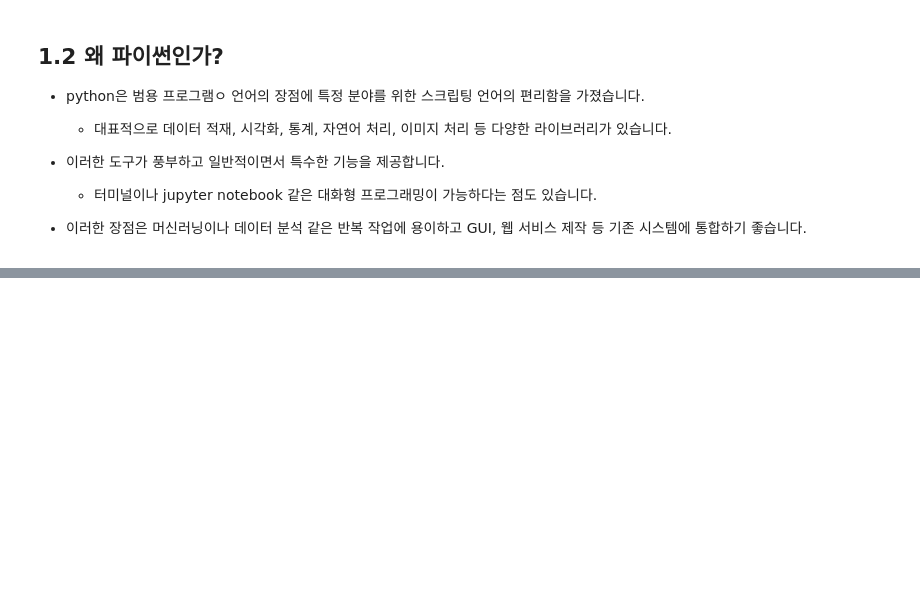
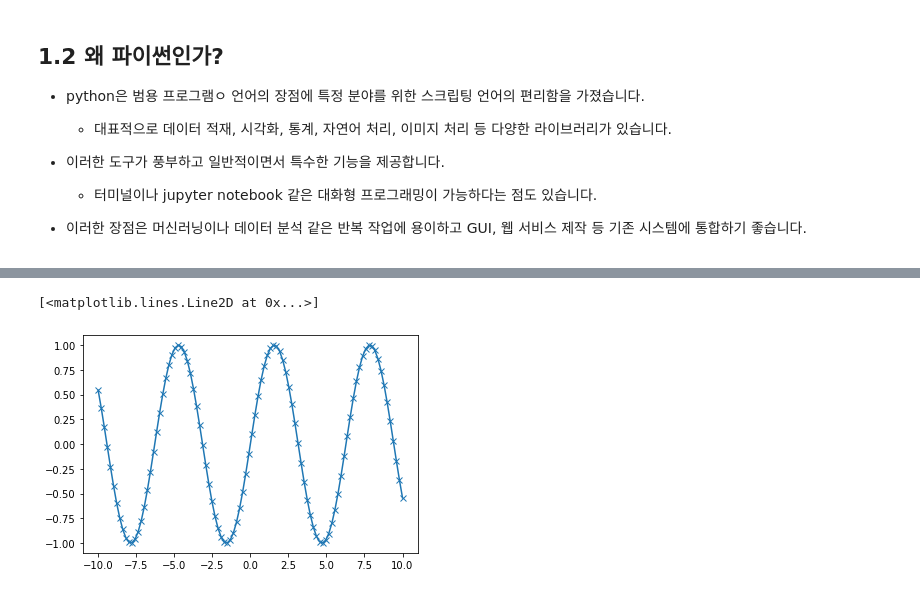
Before and after one commit to Myeonghan-Jeong/introduction-to-marchine-learning-with-python, a Jupyter notebook: chapter01. Introduction.ipynb, the cells around one changed output, grey strips where cells are left out. Saved outputs shown, nothing was run; the diff lists cells and outputs as text; code cells hidden in the pictures; blank space fills up the shorter version.

```diff
--- a/chapter01. Introduction.ipynb
+++ b/chapter01. Introduction.ipynb
@@ -100,0 +196,15 @@ $ pip install numpy scipy matplotlib, ipython scikit-learn pandas pillow
+# %%
+%matplotlib inline
+import matplotlib.pyplot as plt
+
+# -10에서 10까지 100개의 간격으로 나뉘어진 배열을 만듭니다.
+x = np.linspace(-10, 10, 100)
+
+# sine 함수를 호출합니다.
+y = np.sin(x)
+
+# plot 함수로 선형 그래프를 그립니다.
+plt.plot(x, y, marker='x')
+# %% [output]
+[<matplotlib.lines.Line2D at 0x...>]
+[figure, added]
```
Also changed, not shown: parts of 15 cells of this notebook.
